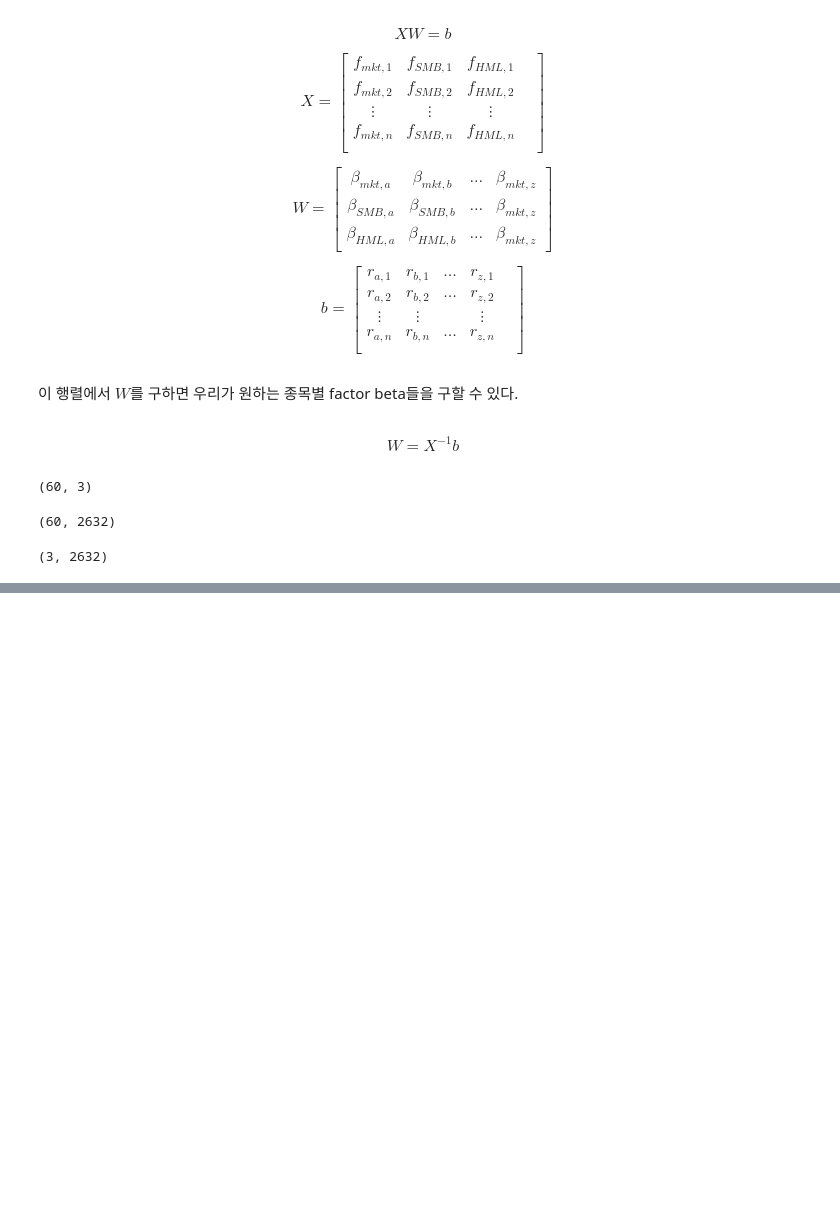
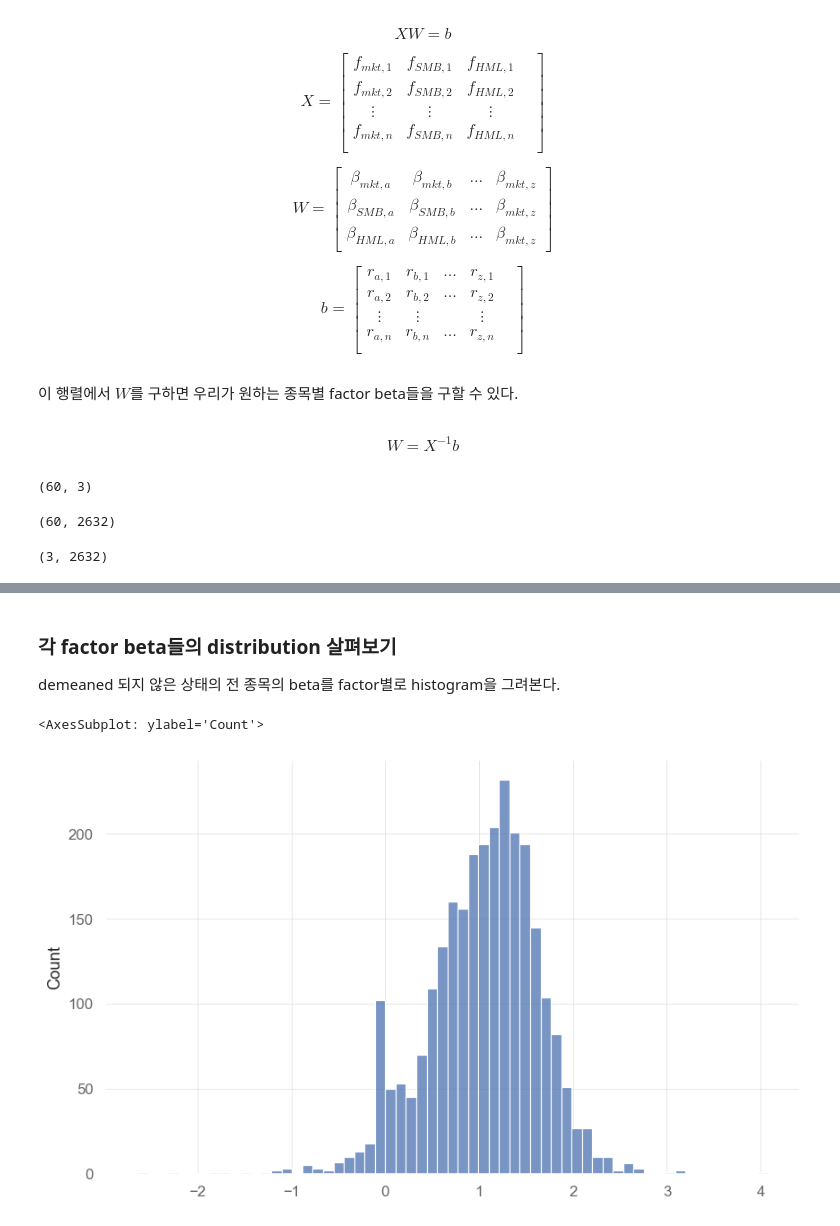
Before and after one commit to jaepil-choi/korquanttools, a Jupyter notebook: notebooks/factor_research.ipynb, the cells around one changed output, grey strips where cells are left out. Drawn from its saved outputs; the diff is of its cells as text; code cells hidden in the pictures; blank space fills up the shorter version.

Commit message:
[FEAT] : Plot raw-beta hist and show some example factor decompositions

```diff
--- a/notebooks/factor_research.ipynb
+++ b/notebooks/factor_research.ipynb
@@ -665,0 +686,13 @@ W.shape
+# %% [markdown]
+### 각 factor beta들의 distribution 살펴보기
+
+demeaned 되지 않은 상태의 전 종목의 beta를 factor별로 histogram을 그려본다.
+# %%
+mkt_betas = W[0, :]
+SMB_betas = W[1, :]
+HML_betas = W[2, :]
+# %%
+sns.histplot(mkt_betas)
+# %% [output]
+<AxesSubplot: ylabel='Count'>
+[figure, added]
```
Also changed, not shown: parts of 19 cells of this notebook.
